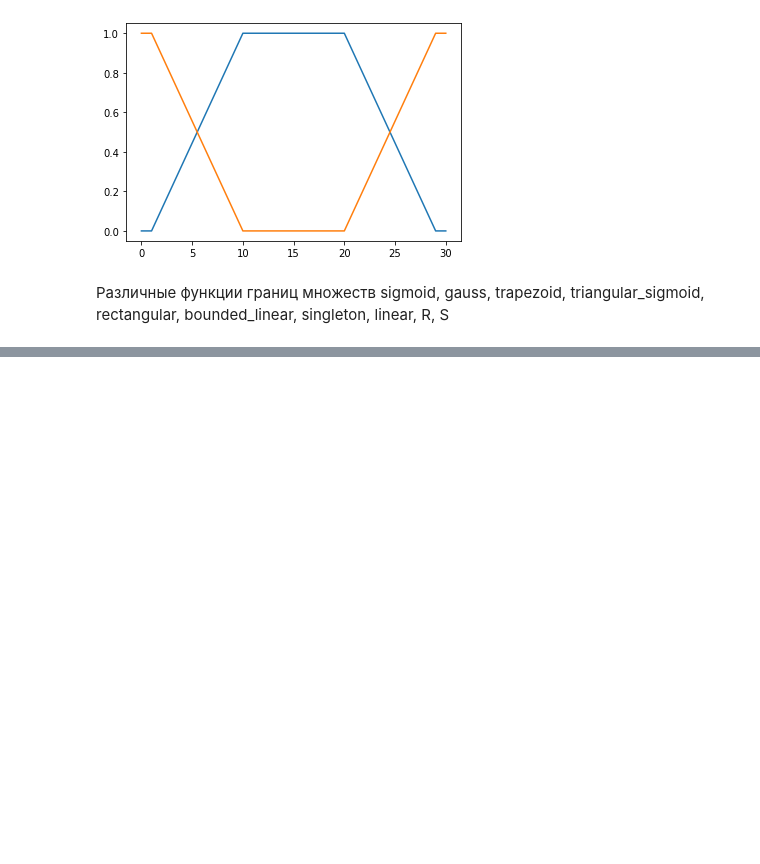
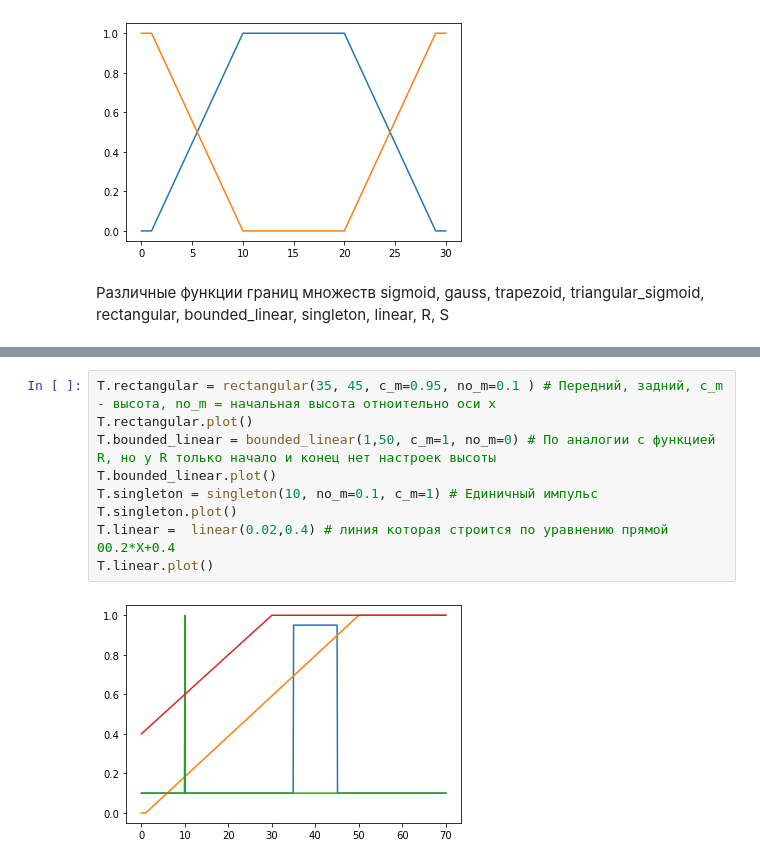
Before and after one commit to Genia163/AI-system, a Jupyter notebook: Fuzzlogic.ipynb, the cells around one changed output, grey strips where cells are left out. Drawn from its saved outputs; the diff is of its cells as text; blank space fills up the shorter version.

```diff
--- a/Fuzzlogic.ipynb
+++ b/Fuzzlogic.ipynb
@@ -61,0 +55,11 @@ TypeError: float() argument must be a string or a number, not 'Set'
+# %%
+T.rectangular = rectangular(35, 45, c_m=0.95, no_m=0.1 ) # Передний, задний, c_m - высота, no_m = начальная высота отноительно оси х
+T.rectangular.plot()
+T.bounded_linear = bounded_linear(1,50, c_m=1, no_m=0) # По аналогии с функцией R, но у R только начало и конец нет настроек высоты
+T.bounded_linear.plot()
+T.singleton = singleton(10, no_m=0.1, c_m=1) # Единичный импульс
+T.singleton.plot()
+T.linear =  linear(0.02,0.4) # линия которая строится по уравнению прямой 00.2*Х+0.4
+T.linear.plot()
+# %% [output]
+[figure, added]
```
Also changed, not shown: parts of 11 cells of this notebook.
